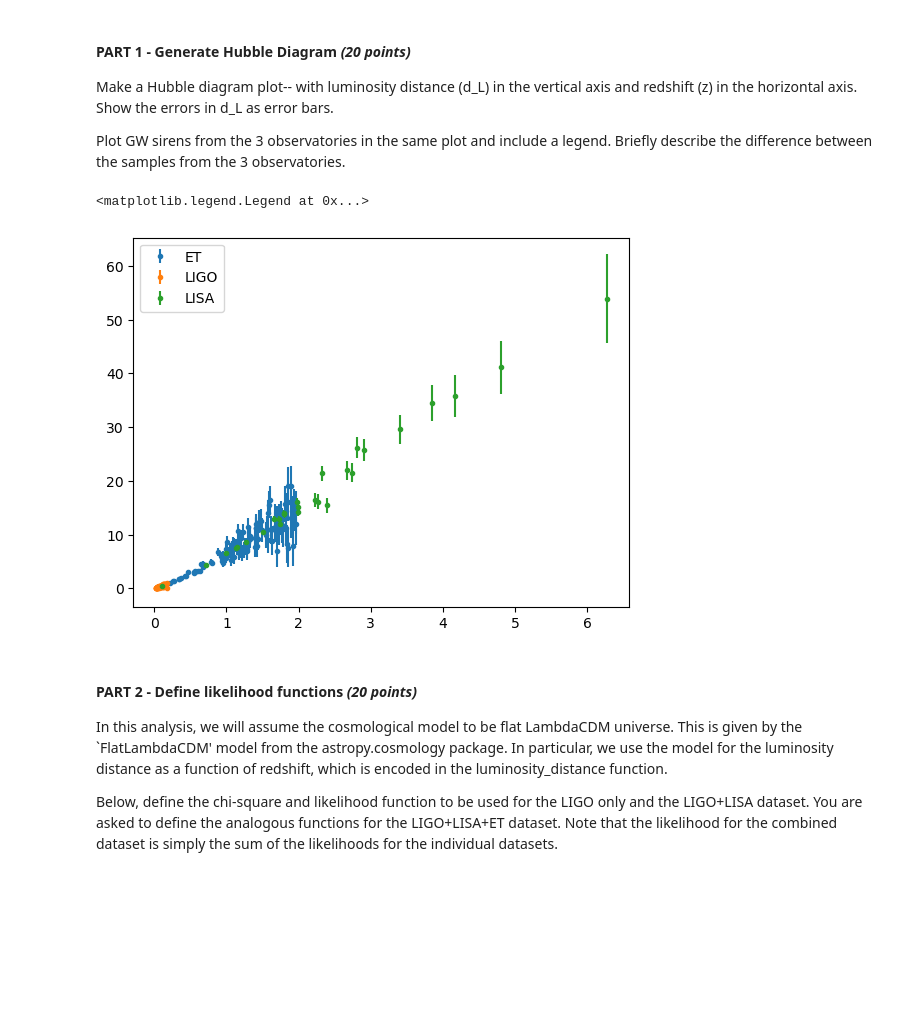
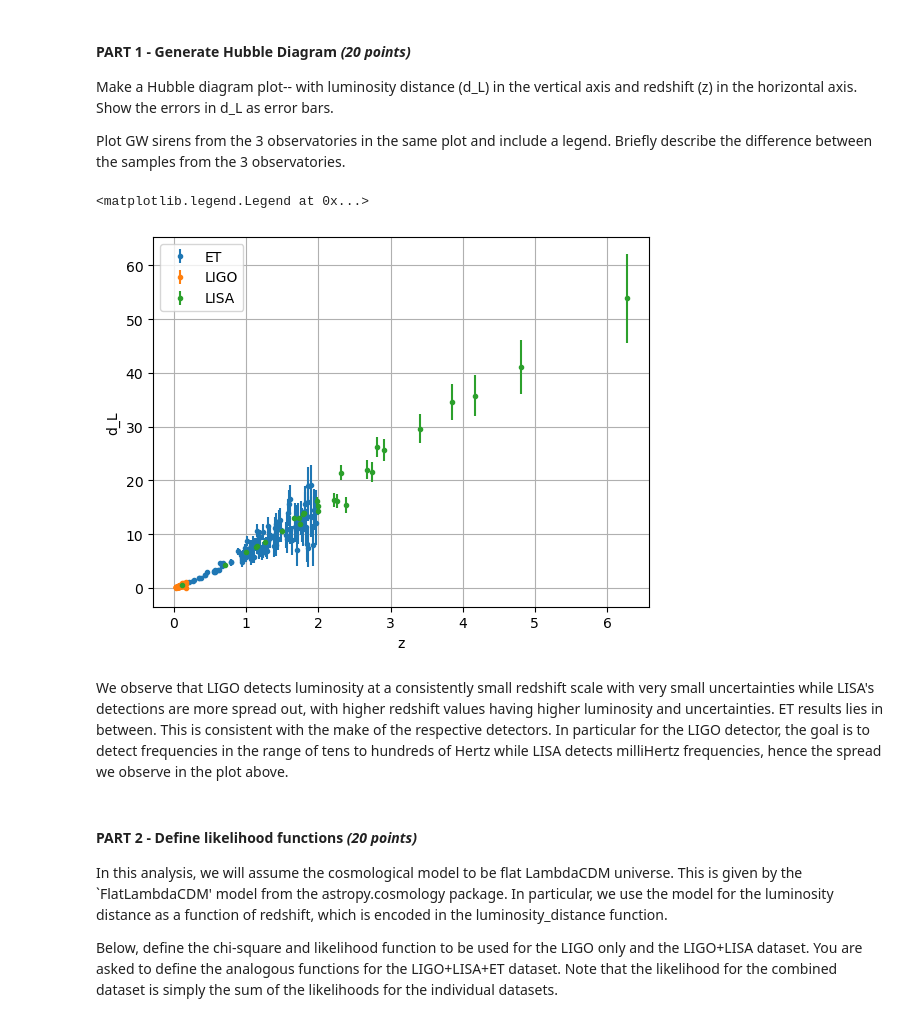
Before and after one commit to JohannJude1/Applied_Physics_157, a Jupyter notebook: Module C/AP157_lab_assignment_C2.ipynb, the cells around one changed output. Saved outputs shown, nothing was run; the diff lists cells and outputs as text; code cells hidden in the pictures; blank space fills up the shorter version.

```diff
--- a/Module C/AP157_lab_assignment_C2.ipynb
+++ b/Module C/AP157_lab_assignment_C2.ipynb
@@ -71,15 +71,21 @@ Plot GW sirens from the 3 observatories in the same plot and include a legend. B
 # %%
 from matplotlib import pyplot as plt
 import numpy as np
 
 plt.errorbar(zET, dlET, xerr=None, yerr=errET, fmt='.', label="ET")
 plt.errorbar(zLIGO, dlLIGO, xerr=None, yerr=errLIGO, fmt='.', label="LIGO")
 plt.errorbar(zLISA, dlLISA, xerr=None, yerr=errLISA, fmt='.', label="LISA")
 
+plt.xlabel("z")
+plt.ylabel(r"d_L")
+plt.grid()
+
 plt.legend()
 # %% [output]
 <matplotlib.legend.Legend at 0x...>
-[figure, old version]
+[figure, new version]
+# %% [markdown]
+We observe that LIGO detects luminosity at a consistently small redshift scale with very small uncertainties while LISA's detections are more spread out, with higher redshift values having higher luminosity and uncertainties. ET results lies in between. This is consistent with the make of the respective detectors. In particular for the LIGO detector, the goal is to detect frequencies in the range of tens to hundreds of Hertz while LISA detects milliHertz frequencies, hence the spread we observe in the plot above.
 # %% [markdown]
 #### PART 2 - Define likelihood functions *(20 points)*
 
```
Also changed, not shown: parts of 16 cells of this notebook.
